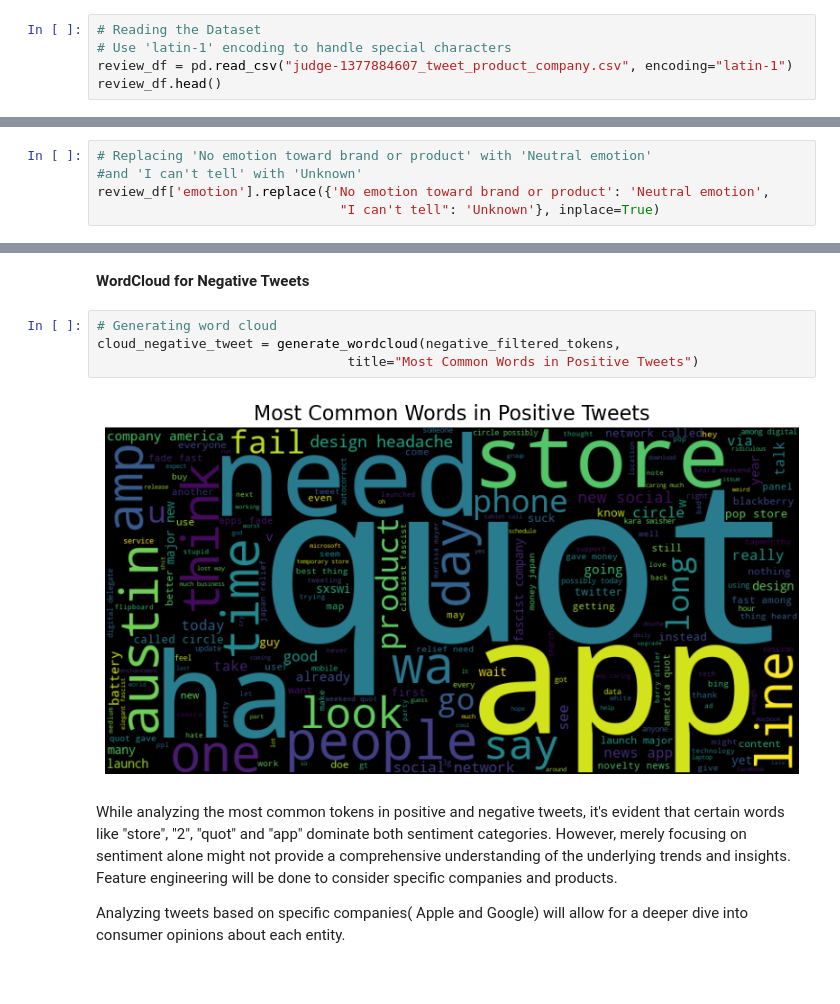
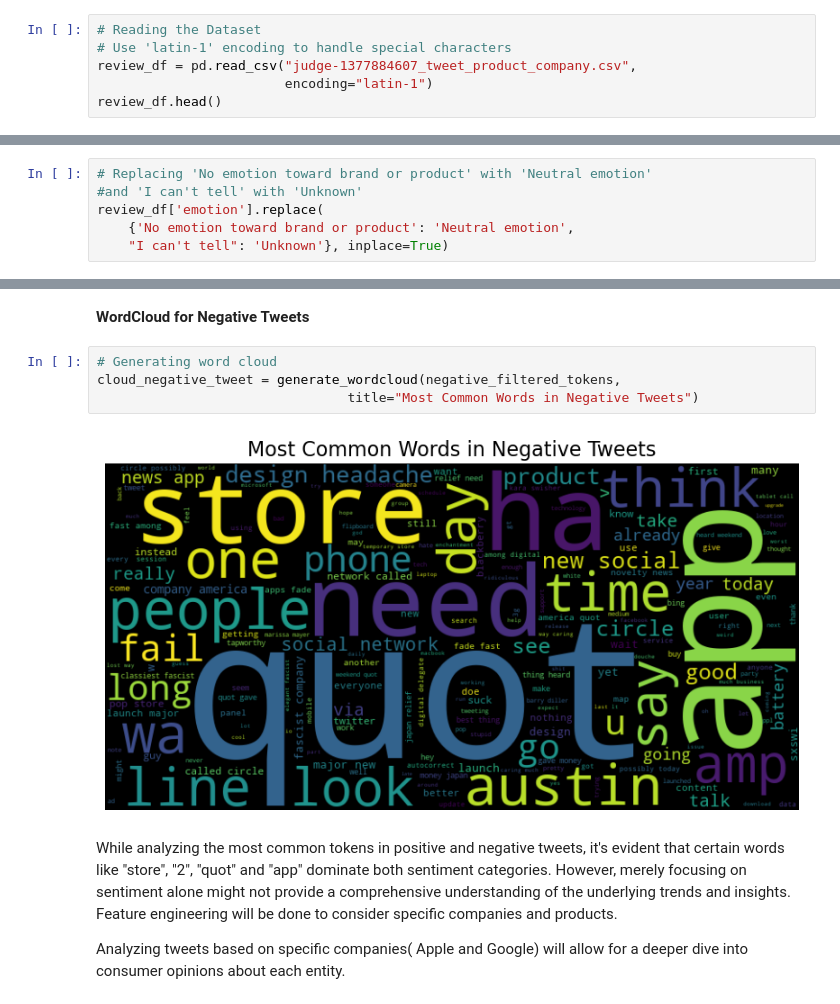
Before and after one commit to paulmbuitu/Apple-Google-NLP-Sentiment-Analysis, a Jupyter notebook: sentiment_analysis.ipynb, the cells around one changed output, grey strips where cells are left out. Drawn from its saved outputs; the diff is of its cells as text.

```diff
--- a/sentiment_analysis.ipynb
+++ b/sentiment_analysis.ipynb
@@ -101,7 +98,8 @@ True
 # %%
 # Reading the Dataset
 # Use 'latin-1' encoding to handle special characters
-review_df = pd.read_csv("judge-1377884607_tweet_product_company.csv", encoding="latin-1")
+review_df = pd.read_csv("judge-1377884607_tweet_product_company.csv",
+                        encoding="latin-1")
 review_df.head()
 # %% [output]
 |  | tweet_text | emotion_in_tweet_is_directed_at | is_there_an_emotion_directed_at_a... |
@@ -149,8 +147,9 @@ Changing the names of the values in the emotion column for easy interpretability
 # %%
 # Replacing 'No emotion toward brand or product' with 'Neutral emotion'
 #and 'I can't tell' with 'Unknown'
-review_df['emotion'].replace({'No emotion toward brand or product': 'Neutral emotion',
-                               "I can't tell": 'Unknown'}, inplace=True)
+review_df['emotion'].replace(
+    {'No emotion toward brand or product': 'Neutral emotion',
+    "I can't tell": 'Unknown'}, inplace=True)
 # %%
 # Confirming the changes while
 review_df.emotion.value_counts()
@@ -701,9 +700,9 @@ plot_token_frequency(positive_filtered_tokens, top_n=30,
 # %%
 # Generating word cloud
 cloud_negative_tweet = generate_wordcloud(negative_filtered_tokens,
-                                title="Most Common Words in Positive Tweets")
+                                title="Most Common Words in Negative Tweets")
 # %% [output]
-[figure, old version]
+[figure, new version]
 # %% [markdown]
 While analyzing the most common tokens in positive and negative tweets, it's evident that certain words like "store", "2", "quot" and "app" dominate both sentiment categories. However, merely focusing on sentiment alone might not provide a comprehensive understanding of the underlying trends and insights. Feature engineering will be done to consider specific companies and products.
 
```
Also changed, not shown: parts of 6 cells of this notebook, 9 other files.
